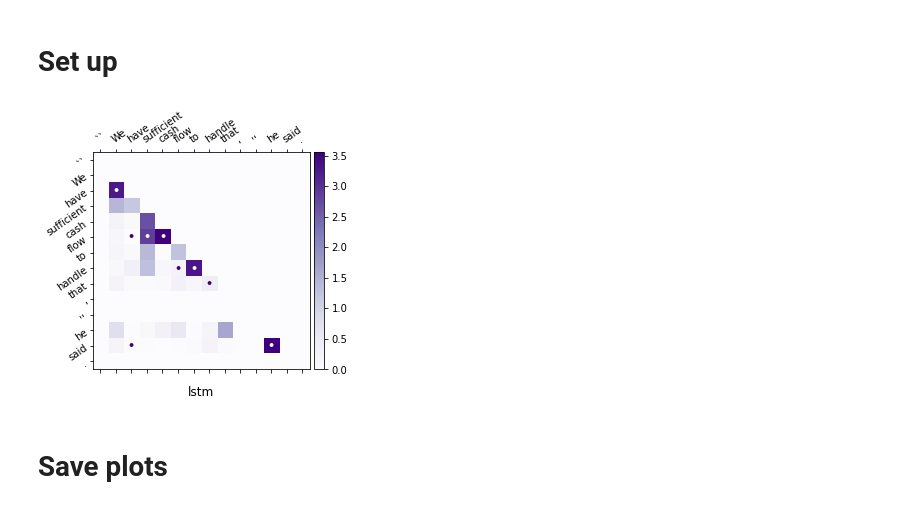
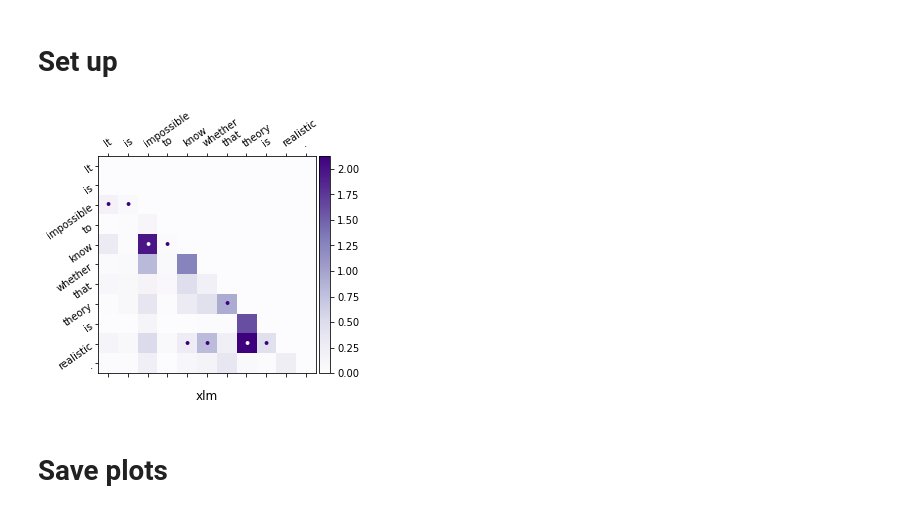
Before and after one commit to postylem/pmi-dependencies, a Jupyter notebook: plotting_pmi_matrixes.ipynb, the cells around one changed output. Cells and saved outputs as stored; diff of their text form; code cells hidden in the pictures.

```diff
--- a/plotting_pmi_matrixes.ipynb
+++ b/plotting_pmi_matrixes.ipynb
@@ -168,18 +168,18 @@ def get_gold_matrix(observations, sentence_index, no_punct=True):
         g[i][h]=1
     return np.tril(g + g.T)
 # %%
-m = 'lstm'
-for i in [405]:
-    key = list(LSTM_MATRICES[m].keys())[i]
-    mat = LSTM_MATRICES[m][key]
+m = 'xlm'
+for i in [442]:
+    key = list(MATRICES[m].keys())[i]
+    mat = MATRICES[m][key]
     if not m == "w2v":
         mat = abs(mat)
     mat = np.nan_to_num(np.tril(mat + mat.T))
-    gold=get_gold_matrix(OBSERVATIONS, 405)
+    gold=get_gold_matrix(OBSERVATIONS, i)
     plot_pmi_matrix(key, mat, gold, title=m)
-# plt.savefig('1352w2v.pdf')
+plt.savefig('442w2.pdf')
 # %% [output]
-[figure, old version]
+[figure, new version]
 # %%
 def plot_comparison(selected_models, matrices, sentence_indices, observations, save_suffix=None):
     for i in sentence_indices:
```
Also changed, not shown: 1 other file.
